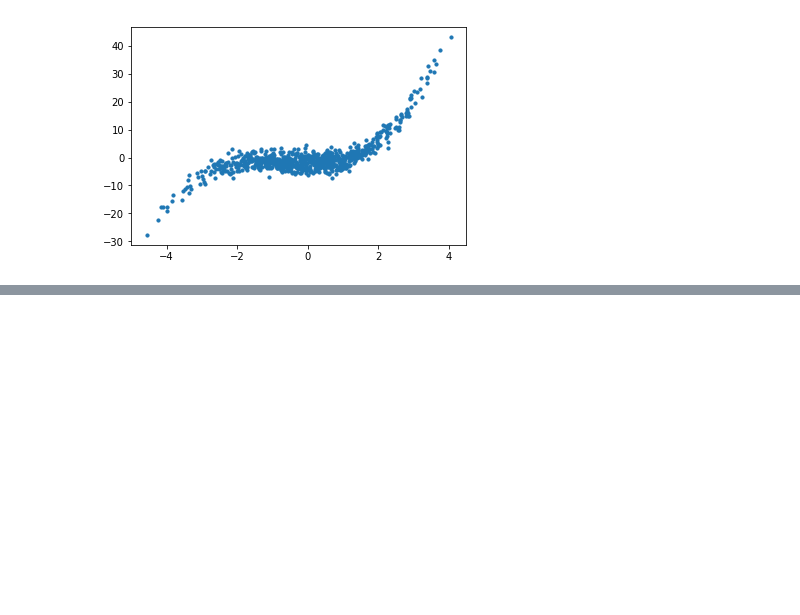
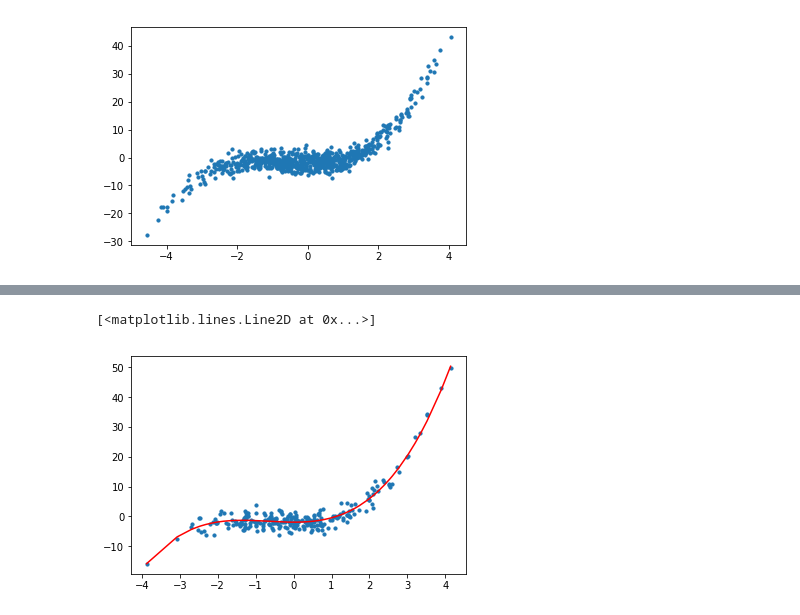
Before and after one commit to Girrajjangid/Machine-Learning-from-Scratch, a Jupyter notebook: Polynomial Regression/Polynomial Regression ( From Scratch ).ipynb, the cells around one changed output, grey strips where cells are left out. Saved outputs shown, nothing was run; the diff lists cells and outputs as text; code cells hidden in the pictures; blank space fills up the shorter version.

```diff
--- a/Polynomial Regression/Polynomial Regression ( From Scratch ).ipynb
+++ b/Polynomial Regression/Polynomial Regression ( From Scratch ).ipynb
@@ -90,0 +246,13 @@ ModuleNotFoundError: No module named 'Collection'
+# %%
+t_d =  poly_Feature( 3 , pd.DataFrame(test_data['x']))
+
+predicted_y = y_cap(final_theta0 , final_theta , t_d)
+
+s = sorted(zip(test_data['x'] , predicted_y))
+new_x , new_y = zip(*s)
+
+plt.scatter(test_data['x'] , test_data['y'] , s=10)
+plt.plot(new_x ,new_y , c='r')
+# %% [output]
+[<matplotlib.lines.Line2D at 0x...>]
+[figure, added]
```
Also changed, not shown: parts of 20 cells of this notebook.
